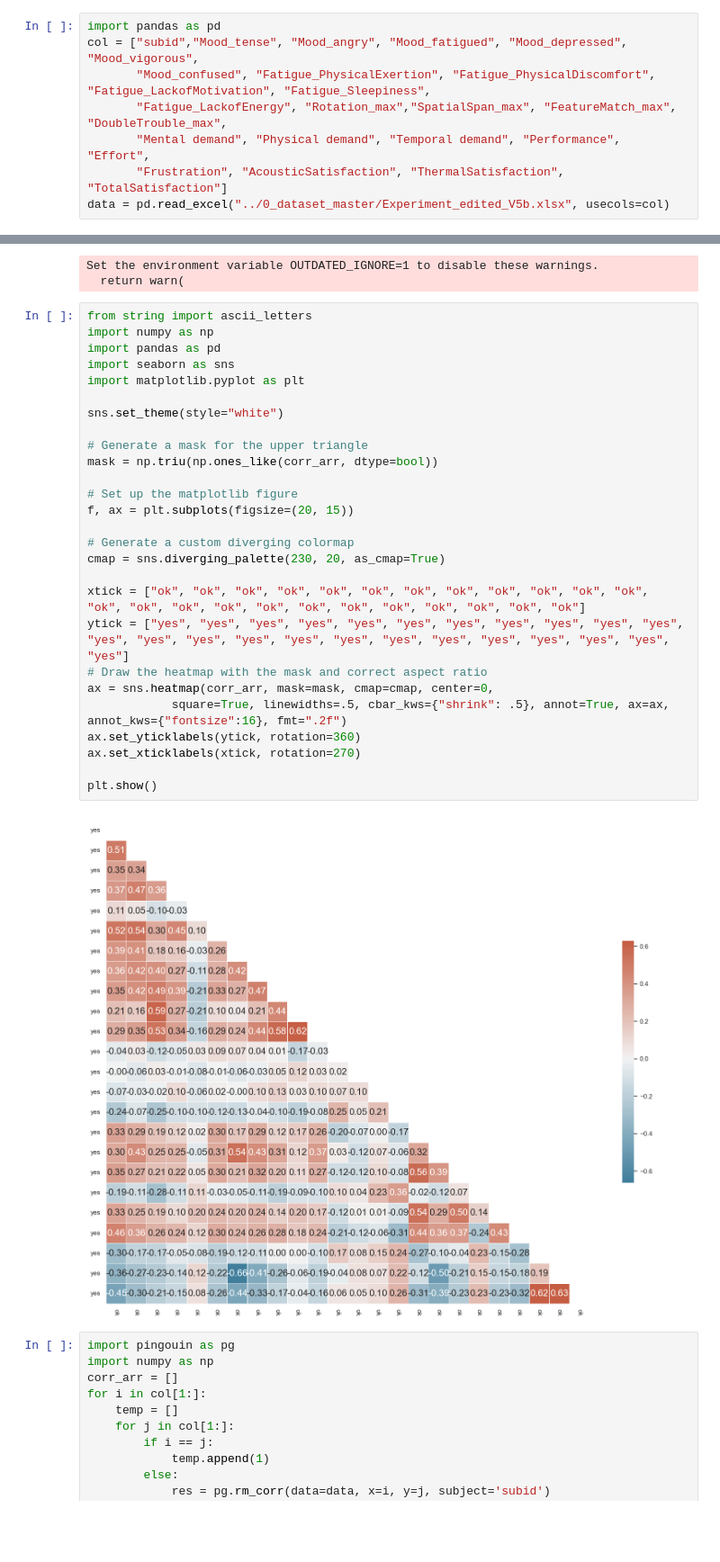
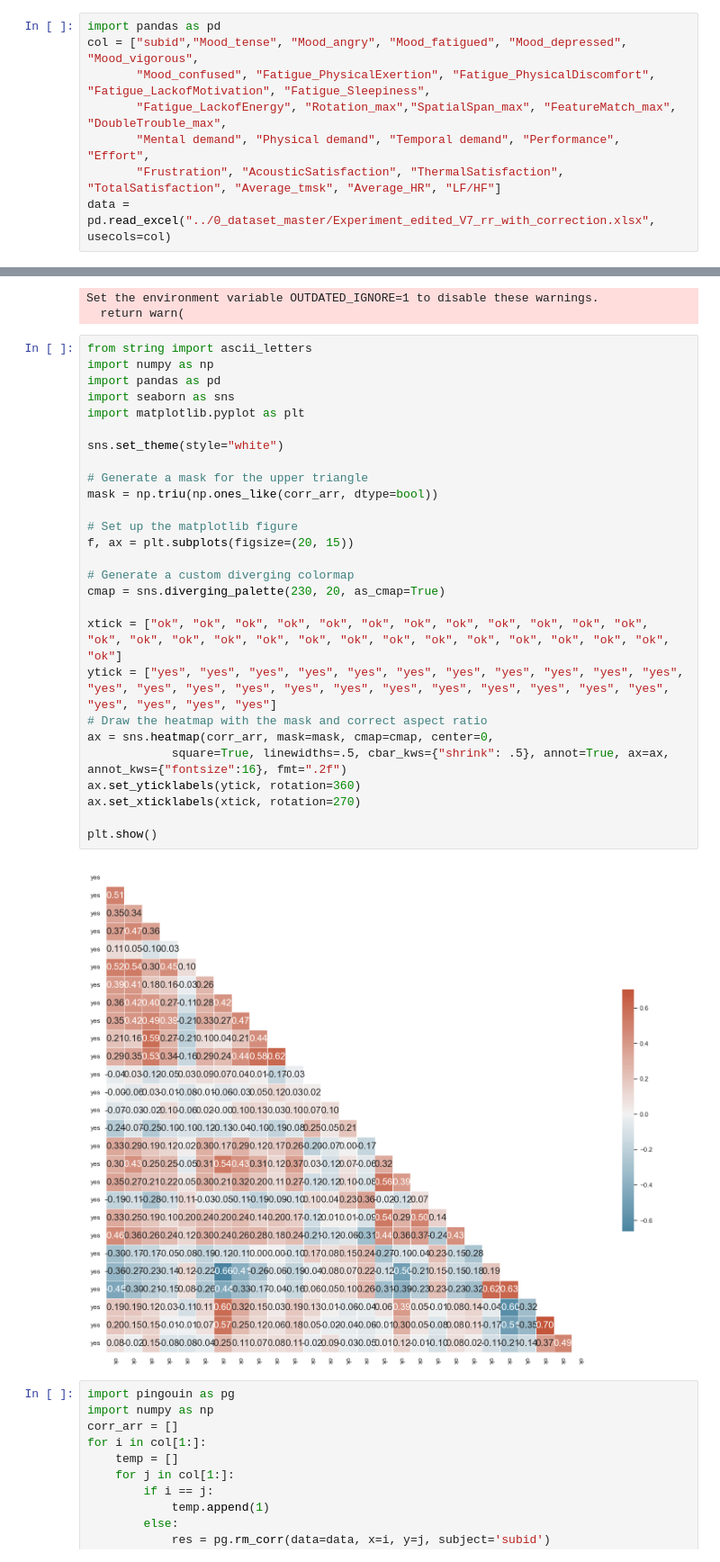
Before and after one commit to afifhrz/cognitive_learning, a Jupyter notebook: 11_rm_corr/main.ipynb, the cells around one changed output, grey strips where cells are left out. Shown at 90% size. Saved outputs shown, nothing was run; the diff lists cells and outputs as text; blank space fills up the shorter version.

```diff
--- a/11_rm_corr/main.ipynb
+++ b/11_rm_corr/main.ipynb
@@ -4,8 +4,8 @@ col = ["subid","Mood_tense", "Mood_angry", "Mood_fatigued", "Mood_depressed", "M
        "Mood_confused", "Fatigue_PhysicalExertion", "Fatigue_PhysicalDiscomfort", "Fatigue_LackofMotivation", "Fatigue_Sleepiness",
        "Fatigue_LackofEnergy", "Rotation_max","SpatialSpan_max", "FeatureMatch_max", "DoubleTrouble_max",
        "Mental demand", "Physical demand", "Temporal demand", "Performance", "Effort",
-       "Frustration", "AcousticSatisfaction", "ThermalSatisfaction", "TotalSatisfaction"]
-data = pd.read_excel("../0_dataset_master/Experiment_edited_V5b.xlsx", usecols=col)
+       "Frustration", "AcousticSatisfaction", "ThermalSatisfaction", "TotalSatisfaction", "Average_tmsk", "Average_HR", "LF/HF"]
+data = pd.read_excel("../0_dataset_master/Experiment_edited_V7_rr_with_correction.xlsx", usecols=col)
 # %%
 import pingouin as pg
 import numpy as np
@@ -26,32 +26,32 @@ Set the environment variable OUTDATED_IGNORE=1 to disable these warnings.
 # %%
 from string import ascii_letters
 import numpy as np
 import pandas as pd
 import seaborn as sns
 import matplotlib.pyplot as plt
 
 sns.set_theme(style="white")
 
 # Generate a mask for the upper triangle
 mask = np.triu(np.ones_like(corr_arr, dtype=bool))
 
 # Set up the matplotlib figure
 f, ax = plt.subplots(figsize=(20, 15))
 
 # Generate a custom diverging colormap
 cmap = sns.diverging_palette(230, 20, as_cmap=True)
 
-xtick = ["ok", "ok", "ok", "ok", "ok", "ok", "ok", "ok", "ok", "ok", "ok", "ok", "ok", "ok", "ok", "ok", "ok", "ok", "ok", "ok", "ok", "ok", "ok", "ok"]
-ytick = ["yes", "yes", "yes", "yes", "yes", "yes", "yes", "yes", "yes", "yes", "yes", "yes", "yes", "yes", "yes", "yes", "yes", "yes", "yes", "yes", "yes", "yes", "yes", "yes"]
+xtick = ["ok", "ok", "ok", "ok", "ok", "ok", "ok", "ok", "ok", "ok", "ok", "ok", "ok", "ok", "ok", "ok", "ok", "ok", "ok", "ok", "ok", "ok", "ok", "ok", "ok", "ok", "ok"]
+ytick = ["yes", "yes", "yes", "yes", "yes", "yes", "yes", "yes", "yes", "yes", "yes", "yes", "yes", "yes", "yes", "yes", "yes", "yes", "yes", "yes", "yes", "yes", "yes", "yes", "yes", "yes", "yes"]
 # Draw the heatmap with the mask and correct aspect ratio
 ax = sns.heatmap(corr_arr, mask=mask, cmap=cmap, center=0,
             square=True, linewidths=.5, cbar_kws={"shrink": .5}, annot=True, ax=ax, annot_kws={"fontsize":16}, fmt=".2f")
 ax.set_yticklabels(ytick, rotation=360)
 ax.set_xticklabels(xtick, rotation=270)
 
 plt.show()
 # %% [output]
-[figure, old version]
+[figure, new version]
 # %%
 import pingouin as pg
 import numpy as np
```
Also changed, not shown: 1 other file.
